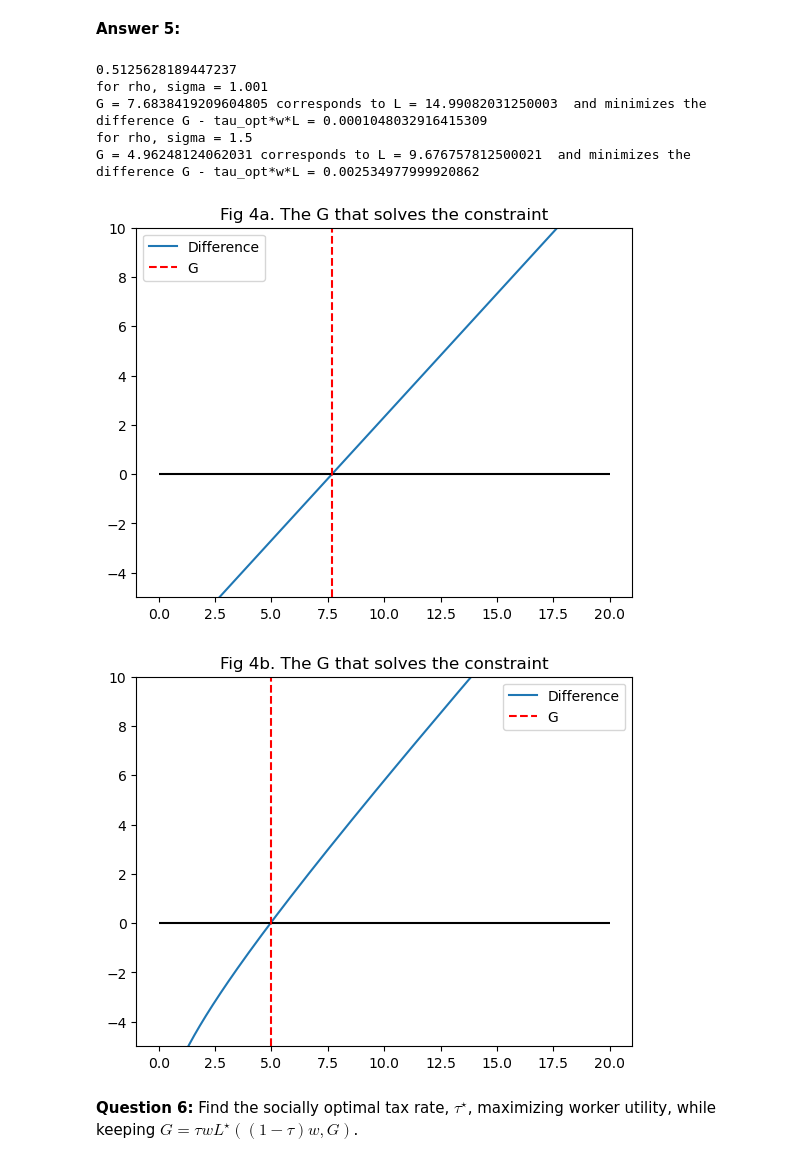
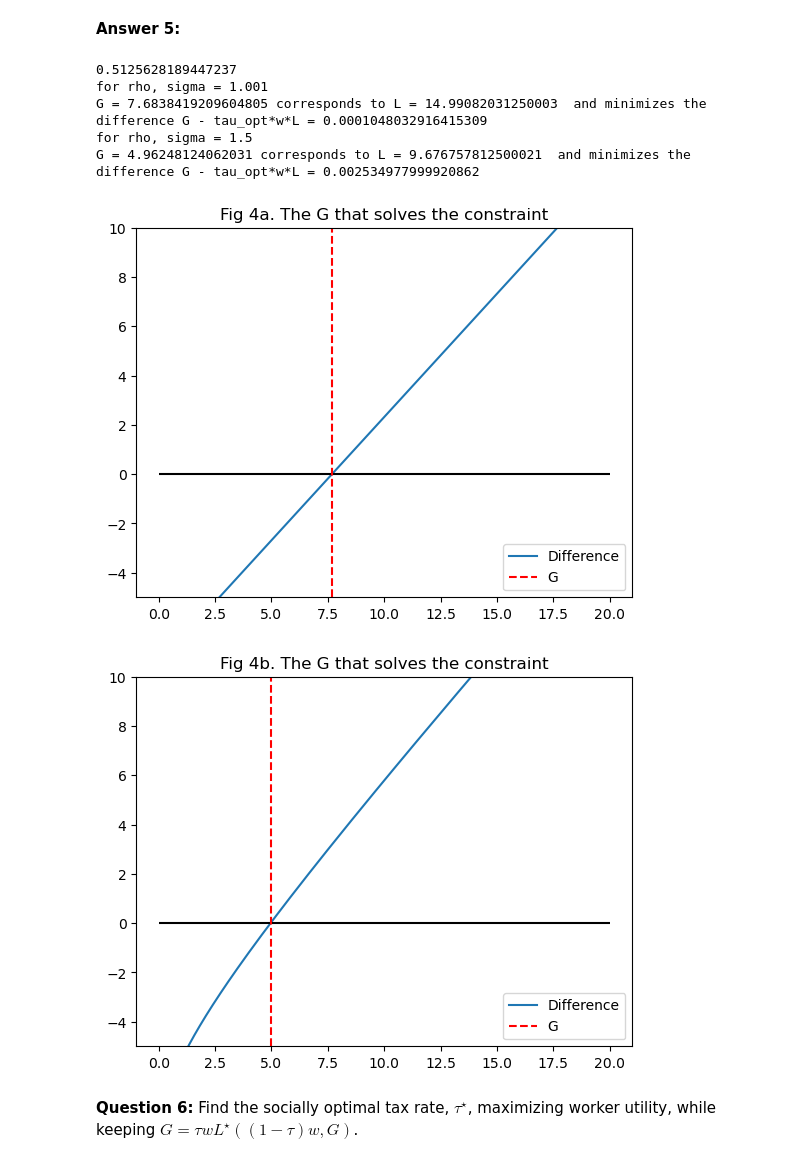
Before and after one commit to NumEconCopenhagen/projects-2023-scb, a Jupyter notebook: exam/Exam-2023-noteboob_FELIX.ipynb, the cells around one changed output. Saved outputs shown, nothing was run; the diff lists cells and outputs as text; code cells hidden in the pictures.

```diff
--- a/exam/Exam-2023-noteboob_FELIX.ipynb
+++ b/exam/Exam-2023-noteboob_FELIX.ipynb
@@ -291,11 +291,8 @@ Questions 5 and 6 must be answered with the general formulation, and for 2 diffe
 bl.sigma = 1.001
 bl.rho = 1.001
 bl.w = 1.0
+bl.eps = 1
 
-# bl.sigma = [1.001, 1.5]
-# bl.rho = [1.001, 1.5]
-
-bl.eps = 1
 tau_grid, L_vec, G_vec, V_vec = iterate_over_tau(bl)
 argmax_index = np.argmax((np.nan_to_num(V_vec)))
 tau_opt  = tau_grid[argmax_index]
@@ -335,8 +332,6 @@ def solve_for_given_G(bl,G):
     # Return the optimal value of L
     return res
 
-
-
 def find_opt_G(bl,tau=tau_opt, do_print = False):
     Gs = np.linspace(0e-16,20,2000)
     Ls = np.empty(2000)
@@ -350,36 +345,36 @@ def find_opt_G(bl,tau=tau_opt, do_print = False):
 
         utility = res.fun
 
         if do_print is True: print(f'for G = {g} --> L = {Ls[i]} and diff = {diffs[i]}')
 
     return Gs, Ls, diffs, utility
 
 par_list =[1.001,1.5]
 letter_list = ['a','b']
 
 for i in [0,1]:
     bl.rho = par_list[i]
     bl.sigma = par_list[i]
     Gs, Ls, diffs, utility = find_opt_G(bl)
     print(f'for rho, sigma = {bl.rho}')
     print(f'G = {Gs[np.argmin(np.abs(diffs))]} corresponds to L = {Ls[np.argmin(np.abs(diffs))]}'
       ,f' and minimizes the difference G - tau_opt*w*L = {np.min(np.abs(diffs))}')
 
     fig, ax = plt.subplots(1,1)
     ax.plot(Gs, diffs, label = 'Difference')
     ax.hlines(0, xmin=0, xmax=20, colors='black')
     ax.vlines(Gs[np.argmin(np.abs(diffs))], ymin=-5, ymax=16, linestyles="--", colors='red', label='G')
     ax.set_ylim(-5,10)
-    ax.legend()
+    ax.legend(loc='lower right')
     ax.set_title(f'Fig 4{letter_list[i]}. The G that solves the constraint')
 # %% [output]
 0.5125628189447237
 for rho, sigma = 1.001
 G = 7.6838419209604805 corresponds to L = 14.99082031250003  and minimizes the difference G - tau_opt*w*L = 0.0001048032916415309
 for rho, sigma = 1.5
 G = 4.96248124062031 corresponds to L = 9.676757812500021  and minimizes the difference G - tau_opt*w*L = 0.002534977999920862
-[figure, old version]
+[figure, new version]
-[figure, old version]
+[figure, new version]
 # %% [markdown]
 **Question 6:** Find the socially optimal tax rate, $\tau^{\star}$, maximizing worker utility, while keeping $G = \tau w L^{\star}((1-\tau)w,G)$.
 # %% [markdown]
```
